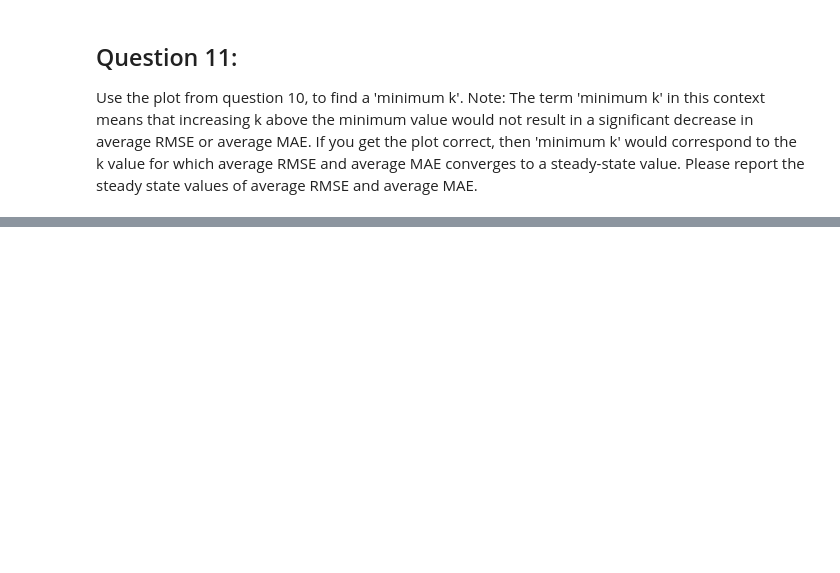
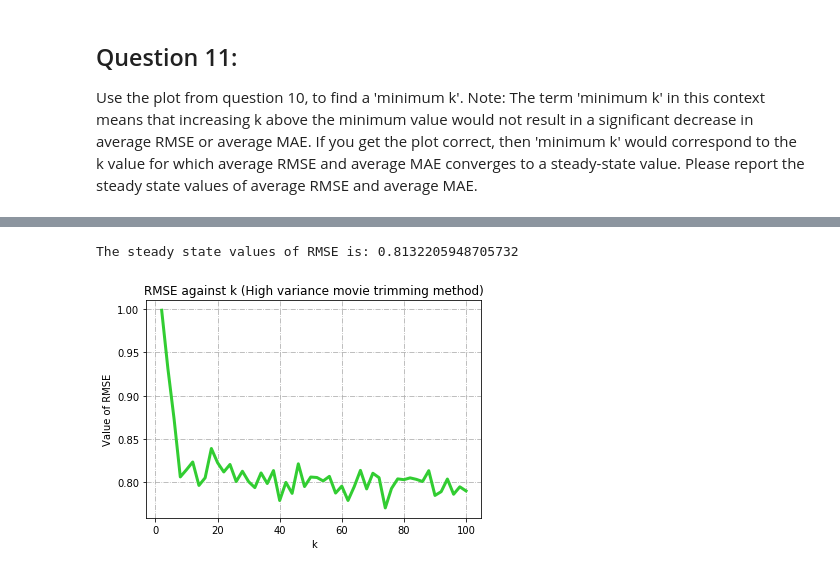
Before and after one commit to Shuyifan/ECE-219-Large-Scale-Data-Mining-Project, a Jupyter notebook: project 3/Project 3.ipynb, the cells around one changed output, grey strips where cells are left out. Cells and saved outputs as stored; diff of their text form; code cells hidden in the pictures; blank space fills up the shorter version.

```diff
--- a/project 3/Project 3.ipynb
+++ b/project 3/Project 3.ipynb
@@ -395,0 +560,20 @@ Design a k-NN collaborative filter to predict the ratings of the movies in the p
+# %%
+# train the dataset using high variance movie trimming method
+kf = KFold(n_splits=10)
+
+# Construct a knn filter
+sim = {'name':'pearson','user_based':True}
+rmse = []
+for k in range(2,102,2):
+    knn = KNNWithMeans(k=k,min_k=1,sim_options=sim,verbose=True)
+    rmse_i = []
+    for trainset, testset in kf.split(data):
+
+        # train and test algorithm.
+        knn.fit(trainset)
+        testset_trim = HVMT(testset)
+        predictions = knn.test(testset_trim)
+
+        # Compute and print Root Mean Squared Error
+        rmse_i.append(accuracy.rmse(predictions, verbose=True))
+    rmse.append(np.mean(rmse_i))
@@ -395,0 +598,13 @@ Design a k-NN collaborative filter to predict the ratings of the movies in the p
+# %%
+# show time (plot)
+x = range(2,102,2)
+
+plt.plot(x,rmse,color='limegreen',linewidth=3)
+plt.grid(True,linestyle='-.')
+plt.xlabel('k')
+plt.ylabel('Value of RMSE')
+plt.title('RMSE against k (High variance movie trimming method)')
+print('The steady state values of RMSE is:',np.mean(rmse[:-10]))
+# %% [output]
+The steady state values of RMSE is: 0.8132205948705732
+[figure, added]
```
Also changed, not shown: parts of 20 cells of this notebook.
